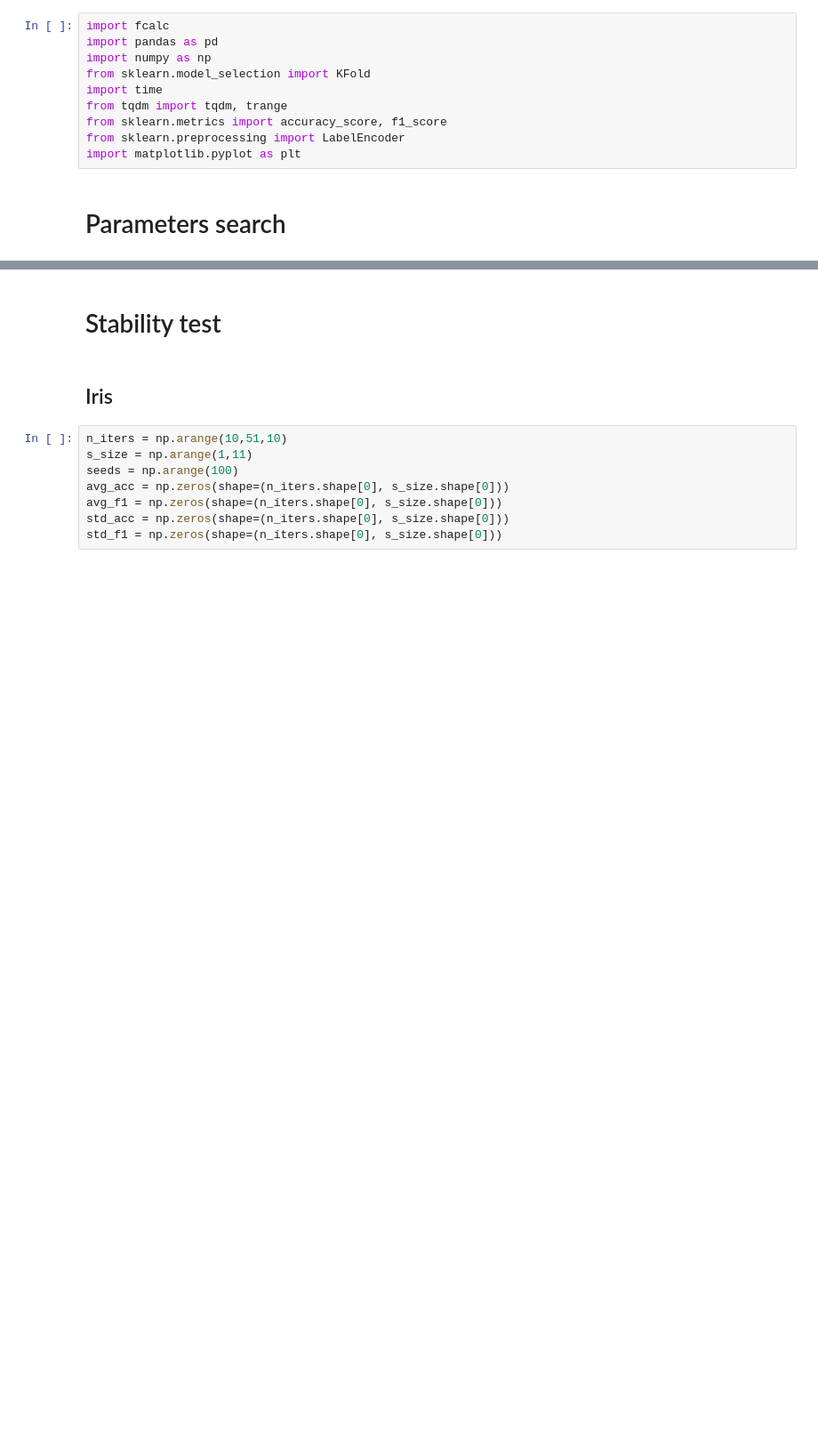
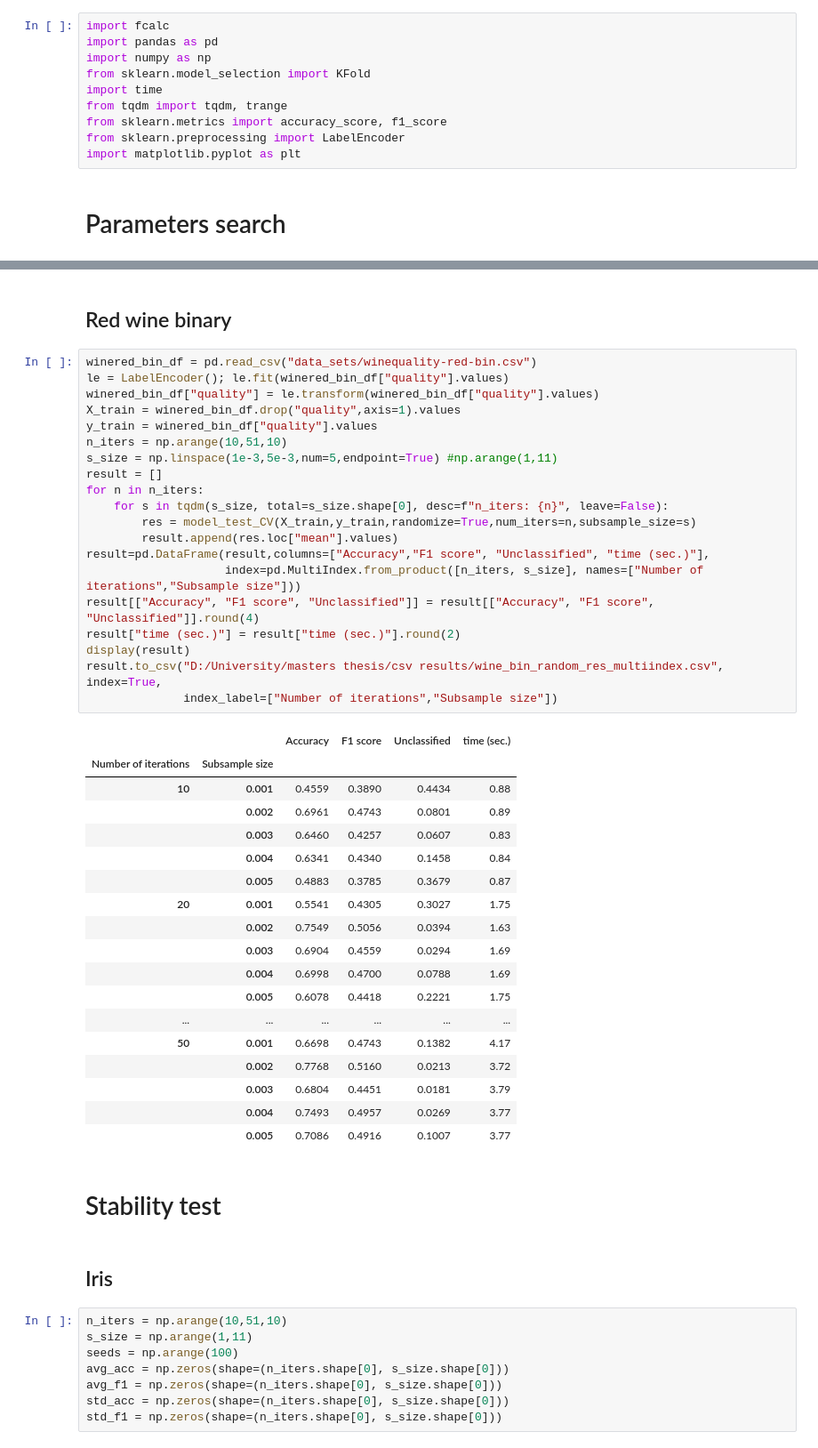
Before and after one commit to AndrewDiv/FCALC, a Jupyter notebook: randomization testing.ipynb, the cells around one changed output, grey strips where cells are left out. Shown: that part at 89% size. Drawn from its saved outputs; the diff is of its cells as text; blank space fills up the shorter version.

```diff
--- a/randomization testing.ipynb
+++ b/randomization testing.ipynb
@@ -79,3 +123,44 @@ result.to_csv("D:/University/masters thesis/csv results/wine_random_res_multiind
+# %% [markdown]
+## Red wine binary
+# %%
+winered_bin_df = pd.read_csv("data_sets/winequality-red-bin.csv")
+le = LabelEncoder(); le.fit(winered_bin_df["quality"].values)
+winered_bin_df["quality"] = le.transform(winered_bin_df["quality"].values)
+X_train = winered_bin_df.drop("quality",axis=1).values
+y_train = winered_bin_df["quality"].values
+n_iters = np.arange(10,51,10)
+s_size = np.linspace(1e-3,5e-3,num=5,endpoint=True) #np.arange(1,11)
+result = []
+for n in n_iters:
+    for s in tqdm(s_size, total=s_size.shape[0], desc=f"n_iters: {n}", leave=False):
+        res = model_test_CV(X_train,y_train,randomize=True,num_iters=n,subsample_size=s)
+        result.append(res.loc["mean"].values)
+result=pd.DataFrame(result,columns=["Accuracy","F1 score", "Unclassified", "time (sec.)"],
+                    index=pd.MultiIndex.from_product([n_iters, s_size], names=["Number of iterations","Subsample size"]))
+result[["Accuracy", "F1 score", "Unclassified"]] = result[["Accuracy", "F1 score", "Unclassified"]].round(4)
+result["time (sec.)"] = result["time (sec.)"].round(2)
+display(result)
+result.to_csv("D:/University/masters thesis/csv results/wine_bin_random_res_multiindex.csv", index=True,
+              index_label=["Number of iterations","Subsample size"])
+# %% [output]
+|  |  | Accuracy | F1 score | Unclassified | time (sec.) |
+| Number of iterations | Subsample size |  |  |  |  |
+| 10 | 0.001 | 0.4559 | 0.3890 | 0.4434 | 0.88 |
+|  | 0.002 | 0.6961 | 0.4743 | 0.0801 | 0.89 |
+|  | 0.003 | 0.6460 | 0.4257 | 0.0607 | 0.83 |
+|  | 0.004 | 0.6341 | 0.4340 | 0.1458 | 0.84 |
+|  | 0.005 | 0.4883 | 0.3785 | 0.3679 | 0.87 |
+| 20 | 0.001 | 0.5541 | 0.4305 | 0.3027 | 1.75 |
+|  | 0.002 | 0.7549 | 0.5056 | 0.0394 | 1.63 |
+|  | 0.003 | 0.6904 | 0.4559 | 0.0294 | 1.69 |
+|  | 0.004 | 0.6998 | 0.4700 | 0.0788 | 1.69 |
+|  | 0.005 | 0.6078 | 0.4418 | 0.2221 | 1.75 |
+| ... | ... | ... | ... | ... | ... |
+| 50 | 0.001 | 0.6698 | 0.4743 | 0.1382 | 4.17 |
+|  | 0.002 | 0.7768 | 0.5160 | 0.0213 | 3.72 |
+|  | 0.003 | 0.6804 | 0.4451 | 0.0181 | 3.79 |
+|  | 0.004 | 0.7493 | 0.4957 | 0.0269 | 3.77 |
+|  | 0.005 | 0.7086 | 0.4916 | 0.1007 | 3.77 |
 # %% [markdown]
 # Stability test
 # %% [markdown]
```
Also changed, not shown: parts of 6 cells of this notebook, 2 other files.
